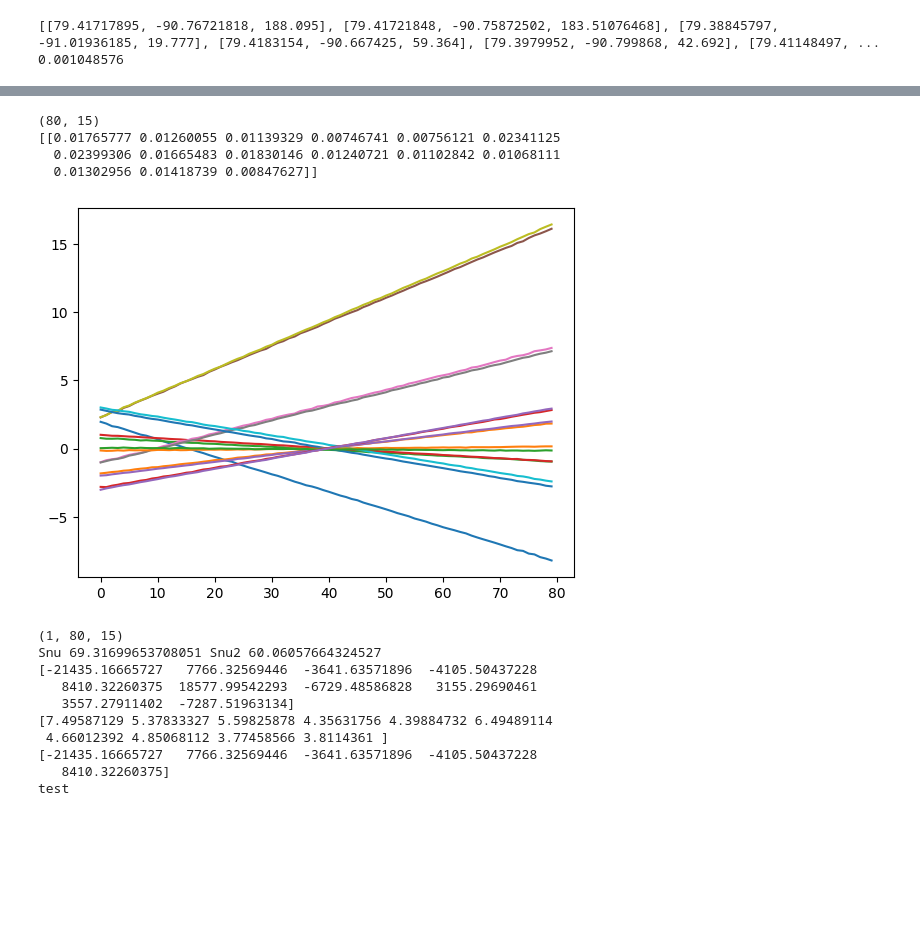
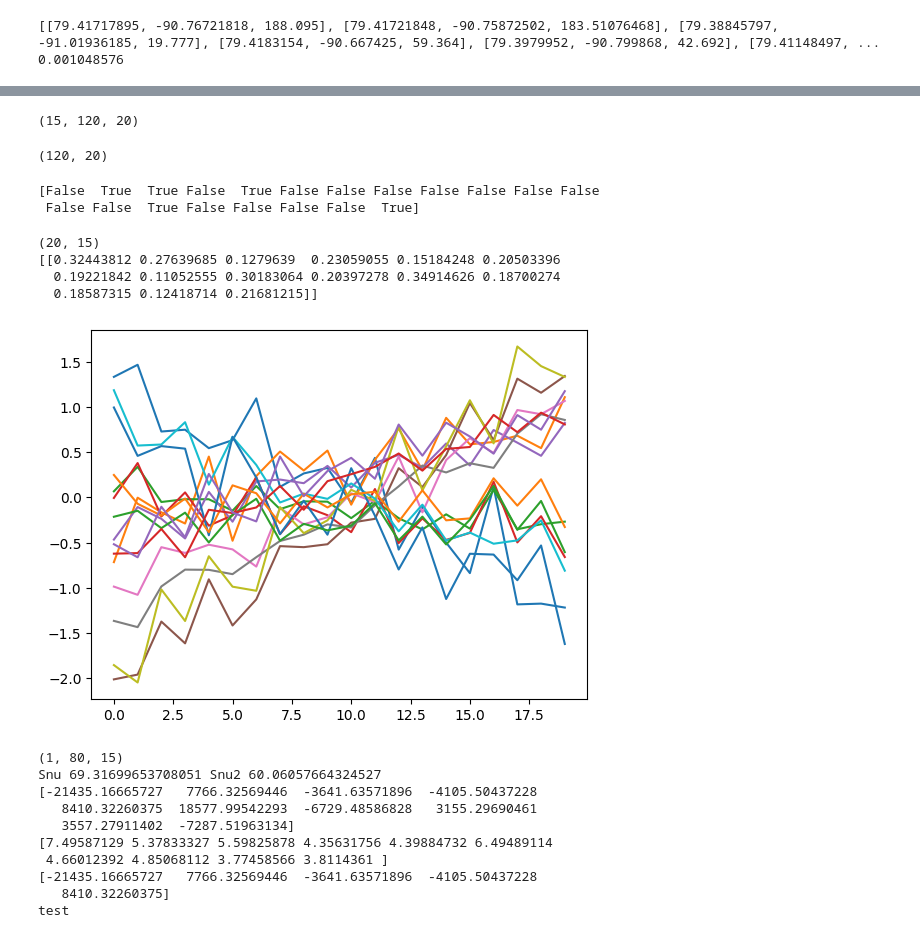
Before and after one commit to ALBATROS-Experiment/albatros_analysis, a Jupyter notebook: scripts/orbcomm/mohan_sanity_check.ipynb, the cells around one changed output, grey strips where cells are left out. Drawn from its saved outputs; the diff is of its cells as text; code cells hidden in the pictures; blank space fills up the shorter version.

```diff
--- a/scripts/orbcomm/mohan_sanity_check.ipynb
+++ b/scripts/orbcomm/mohan_sanity_check.ipynb
@@ -606,2 +540,5 @@ nblines,ntimes2,nchans=vis2.shape
 # %%
-#mask2 = get_mask(vis2, tol=1.5)
+if masking:
+    mask2 = get_mask(vis2, tol=1.4)
+else:
+    mask2 = None
@@ -608,3 +547,3 @@ nblines,ntimes2,nchans=vis2.shape
 # %%
-thermal_noise2 = get_thermal_noise(vis2, ant_idxs)
+thermal_noise2 = get_thermal_noise(vis2, ant_idxs, mask=mask2)
 # %% [output]
@@ -685,11 +666,11 @@ nblines 15
 # %%
 # array of fitted taus for each time, for each (non-reference) antenna
-taus_fitted = np.zeros((ntime,nant_used-1),dtype='float64')
+taus_fitted = np.zeros((ntimes,nant_used-1),dtype='float64')
 
 # make some guess about fitted taus (for one sample time)
 taus_guess_single = np.ones(nant_used-1)
 
-for tt in range(ntime):
+for tt in range(ntimes):
     ydata = data_matrix[tt,:,:].ravel()
     if masking:
         weights = weight_matrix[tt,:,:]
@@ -758,7 +739,7 @@ pnum=0
 print(n_blines)
 plt.suptitle(f"stokes I (phase), int. time {T_SPECTRA*acclen:4.2f}s")
 x = np.arange(nchans)
-phased_vis = np.empty_like(multi_vis[:,:,:])
+phased_vis = np.empty_like(vis2[:,:,:])
 for i in range(len(ant_idxs)):
         for j in range(i+1, len(ant_idxs)):
             ai = ant_idxs[i]
@@ -770,7 +751,7 @@ for i in range(len(ant_idxs)):
             tau2 = taus_unwrapped[:,j-1]
             rel_delay = tau1-tau2
             ax[pnum].set_title(f"{antmap[ai]}-{antmap[aj]} (id {pnum})")
-            phased_vis[pnum,:,:] = multi_vis[pnum,:,:]*np.exp(-2j*np.pi*freqs_normalized[None,:]*rel_delay[:,None])
+            phased_vis[pnum,:,:] = vis2[pnum,:,:]*np.exp(-2j*np.pi*freqs_normalized[None,:]*rel_delay[:,None])
             img=ax[pnum].imshow(np.angle(phased_vis[pnum,:,:]),aspect='auto',interpolation='none',cmap='RdBu')
             cbar=plt.colorbar(img,ax=ax[pnum])
             pnum+=1
@@ -781,30 +762,47 @@ for i in range(len(ant_idxs)):
+# %%
+phased_vis.shape
+# %% [output]
+(15, 120, 20)
+# %%
+mask2.shape
+# %% [output]
+(120, 20)
+# %%
+print(mask2[10])
+# %% [output]
+[False  True  True False  True False False False False False False False
+ False False  True False False False False  True]
 # %%
 #phased vis is now the array of interest
 
 #take average across time once aligned to boost SNR
-avg_multi_vis = np.mean(phased_vis,axis=1)
+phased_vis_masked = np.ma.array(phased_vis, mask=np.broadcast_to(mask2[None, :, :], phased_vis.shape))
+avg_multi_vis = phased_vis_masked.mean(axis=1)
+
+
+#avg_multi_vis = np.mean(phased_vis,axis=1)
 # avg_multi_vis = np.median(phased_vis,axis=1)
 
 #now have very clean phase ramp with super low noise
 avg_multi_vis = avg_multi_vis.T.copy()
 plt.plot(np.unwrap(np.angle(avg_multi_vis),axis=0))
 print(avg_multi_vis.shape)
 
 
 #get that noise by fitting a line and getting std of residuals
 noise_matrix_avg = np.zeros((1,n_blines),dtype='float64')
 for bl in range(n_blines):
     y = np.unwrap(np.angle(avg_multi_vis[:,bl]))
     m, c = np.polyfit(x,y, 1)
     residual = y - (m*x + c)
     noise_matrix_avg[0,bl] = np.std(residual)
 print(noise_matrix_avg)
 # %% [output]
-(80, 15)
-[[0.01765777 0.01260055 0.01139329 0.00746741 0.00756121 0.02341125
-  0.02399306 0.01665483 0.01830146 0.01240721 0.01102842 0.01068111
-  0.01302956 0.01418739 0.00847627]]
+(20, 15)
+[[0.32443812 0.27639685 0.1279639  0.23059055 0.15184248 0.20503396
+  0.19221842 0.11052555 0.30183064 0.20397278 0.34914626 0.18700274
+  0.18587315 0.12418714 0.21681215]]
-[figure, old version]
+[figure, new version]
 # %%
 ntime2=1
 nant=6
```
Also changed, not shown: parts of 23 cells of this notebook.
